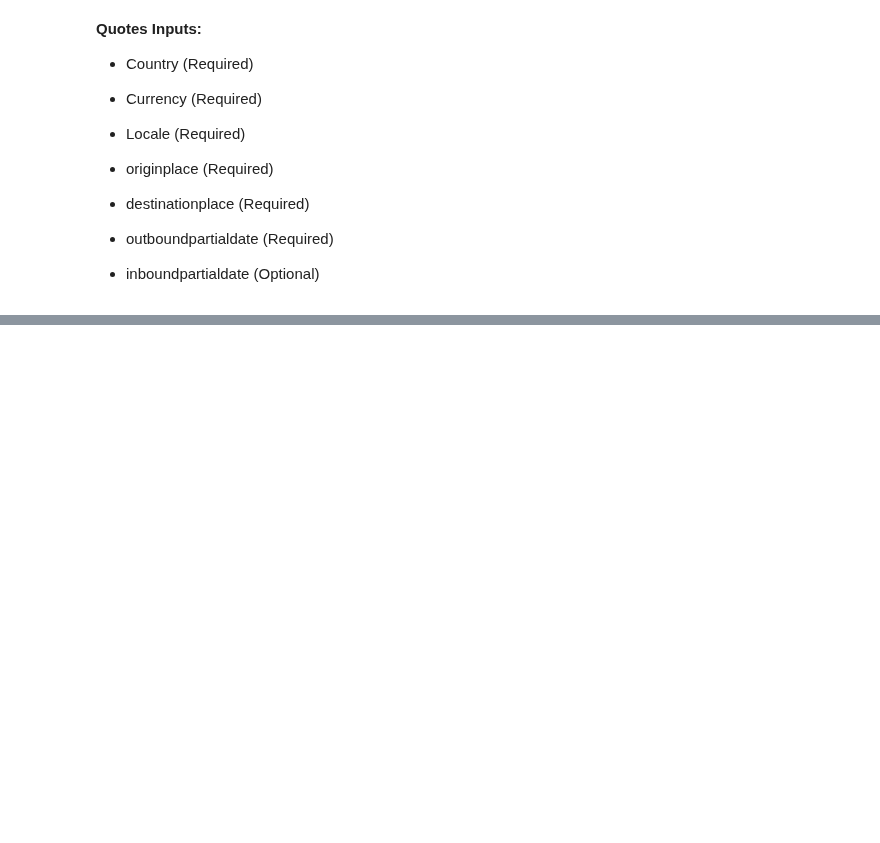
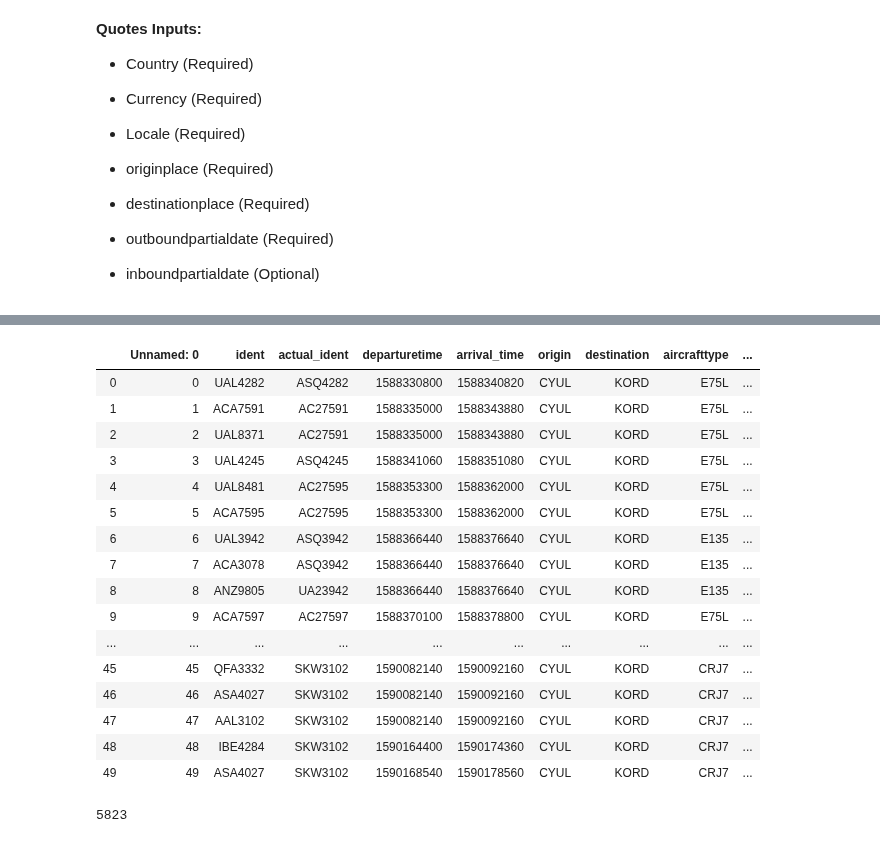
Before and after one commit to chriskuz/ga_capstone, a Jupyter notebook: code/plane_price_data_scrape.ipynb, the cells around one changed output, grey strips where cells are left out. Saved outputs shown, nothing was run; the diff lists cells and outputs as text; code cells hidden in the pictures; blank space fills up the shorter version.

```diff
--- a/code/plane_price_data_scrape.ipynb
+++ b/code/plane_price_data_scrape.ipynb
@@ -113,7 +113,7 @@ for k,v in enumerate(destination_IATA_dict):
 # %% [markdown]
 ## Converts Time to Datetime
 # %%
-flight_schedules['departure_date'] = [datetime.datetime.fromtimestamp(flight_schedules.loc[k, 'departuretime']).strftime('%Y-%m-%d') for k in range(len(flight_schedules))]
+flight_schedules['departure_date'] = [datetime.datetime.fromtimestamp(flight_schedules.loc[k, 'departuretime']).strftime('%Y-%m') for k in range(len(flight_schedules))]
 # %%
 flight_schedules['future_departures'] = flight_schedules['departure_date'].str.replace('2020', '2021')
 # %%
@@ -140,0 +157,4 @@ flight_schedules['origin_IATA'] = flight_schedules['origin'].map(origin_IATA_dic
+# %%
+flight_schedules['destination_IATA'] = [ls[0] for ls in flight_schedules['destination_IATA']]
+# %%
+flight_schedules['origin_IATA'] = [ls[0] for ls in flight_schedules['origin_IATA']]
@@ -174,0 +223,26 @@ print(response.text)
+# %%
+short_schedules = flight_schedules[0:50]
+# %%
+short_schedules
+# %% [output]
+|  | Unnamed: 0 | ident | actual_ident | departuretime | arrival_time | origin | destination | aircrafttype | ... |
+| 0 | 0 | UAL4282 | ASQ4282 | 1588330800 | 1588340820 | CYUL | KORD | E75L | ... |
+| 1 | 1 | ACA7591 | AC27591 | 1588335000 | 1588343880 | CYUL | KORD | E75L | ... |
+| 2 | 2 | UAL8371 | AC27591 | 1588335000 | 1588343880 | CYUL | KORD | E75L | ... |
+| 3 | 3 | UAL4245 | ASQ4245 | 1588341060 | 1588351080 | CYUL | KORD | E75L | ... |
+| 4 | 4 | UAL8481 | AC27595 | 1588353300 | 1588362000 | CYUL | KORD | E75L | ... |
+| 5 | 5 | ACA7595 | AC27595 | 1588353300 | 1588362000 | CYUL | KORD | E75L | ... |
+| 6 | 6 | UAL3942 | ASQ3942 | 1588366440 | 1588376640 | CYUL | KORD | E135 | ... |
+| 7 | 7 | ACA3078 | ASQ3942 | 1588366440 | 1588376640 | CYUL | KORD | E135 | ... |
+| 8 | 8 | ANZ9805 | UA23942 | 1588366440 | 1588376640 | CYUL | KORD | E135 | ... |
+| 9 | 9 | ACA7597 | AC27597 | 1588370100 | 1588378800 | CYUL | KORD | E75L | ... |
+| ... | ... | ... | ... | ... | ... | ... | ... | ... | ... |
+| 45 | 45 | QFA3332 | SKW3102 | 1590082140 | 1590092160 | CYUL | KORD | CRJ7 | ... |
+| 46 | 46 | ASA4027 | SKW3102 | 1590082140 | 1590092160 | CYUL | KORD | CRJ7 | ... |
+| 47 | 47 | AAL3102 | SKW3102 | 1590082140 | 1590092160 | CYUL | KORD | CRJ7 | ... |
+| 48 | 48 | IBE4284 | SKW3102 | 1590164400 | 1590174360 | CYUL | KORD | CRJ7 | ... |
+| 49 | 49 | ASA4027 | SKW3102 | 1590168540 | 1590178560 | CYUL | KORD | CRJ7 | ... |
+# %%
+len(flight_schedules)
+# %% [output]
+5823
```
Also changed, not shown: parts of 9 cells of this notebook.
